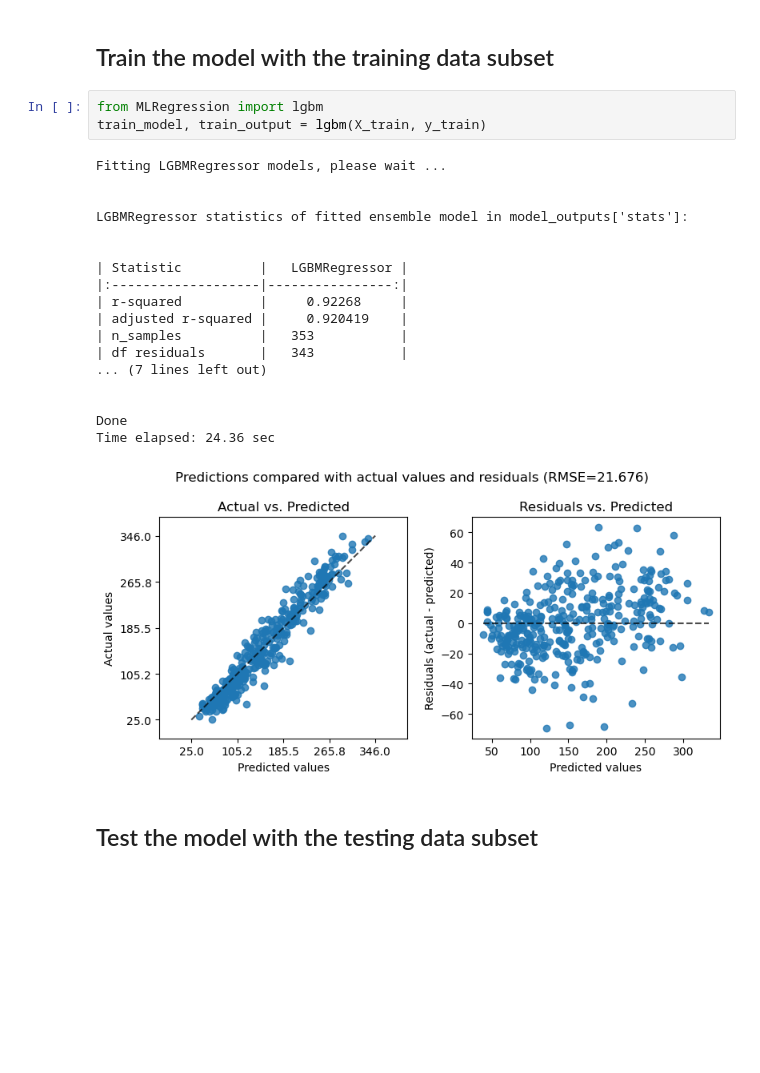
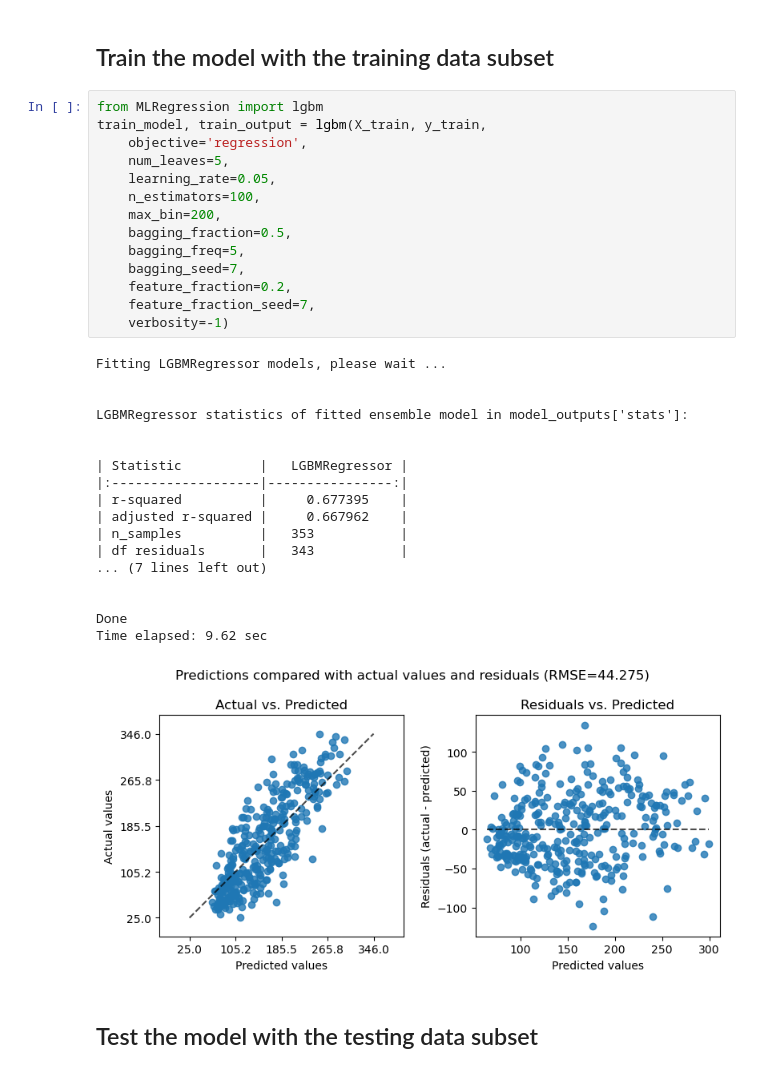
Before and after one commit to gjpelletier/MLRegression, a Jupyter notebook: Example_LightGBM.ipynb, the cells around one changed output. Drawn from its saved outputs; the diff is of its cells as text; blank space fills up the shorter version.

```diff
--- a/Example_LightGBM.ipynb
+++ b/Example_LightGBM.ipynb
@@ -36,26 +36,37 @@ X_train, X_test, y_train, y_test = train_test_split(X, y, test_size=0.2, random_
 ## Train the model with the training data subset
 # %%
 from MLRegression import lgbm
-train_model, train_output = lgbm(X_train, y_train)
+train_model, train_output = lgbm(X_train, y_train,
+    objective='regression',
+    num_leaves=5,
+    learning_rate=0.05,
+    n_estimators=100,
+    max_bin=200,
+    bagging_fraction=0.5,
+    bagging_freq=5,
+    bagging_seed=7,
+    feature_fraction=0.2,
+    feature_fraction_seed=7,
+    verbosity=-1)
 # %% [output]
 Fitting LGBMRegressor models, please wait ...
 
 
 LGBMRegressor statistics of fitted ensemble model in model_outputs['stats']:
 
 
 | Statistic          |   LGBMRegressor |
 |:-------------------|----------------:|
-| r-squared          |     0.92268     |
-| adjusted r-squared |     0.920419    |
+| r-squared          |     0.677395    |
+| adjusted r-squared |     0.667962    |
 | n_samples          |   353           |
 | df residuals       |   343           |
 ... (7 lines left out)
 
 
 Done
-Time elapsed: 24.36 sec
+Time elapsed: 9.62 sec
-[figure, old version]
+[figure, new version]
 # %% [markdown]
 ## Test the model with the testing data subset
 # %%
```
Also changed, not shown: parts of 4 cells of this notebook, 2 other files.
